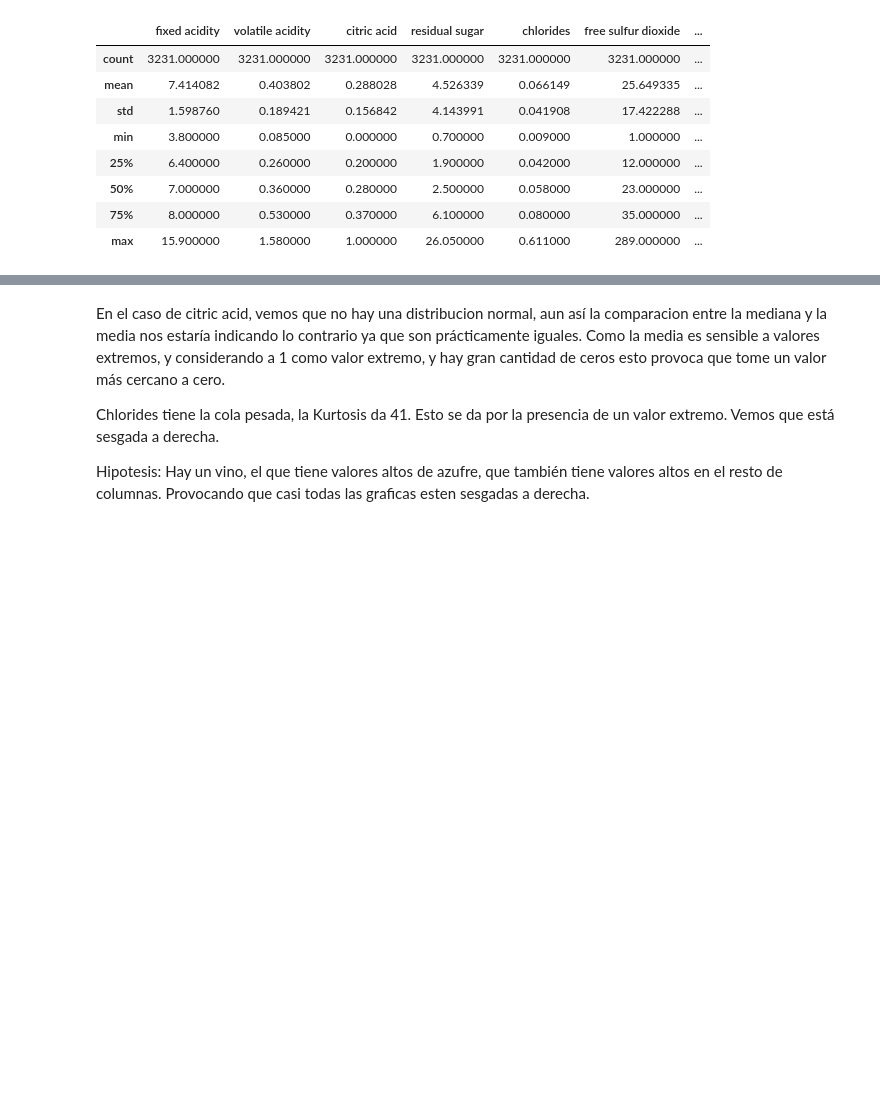
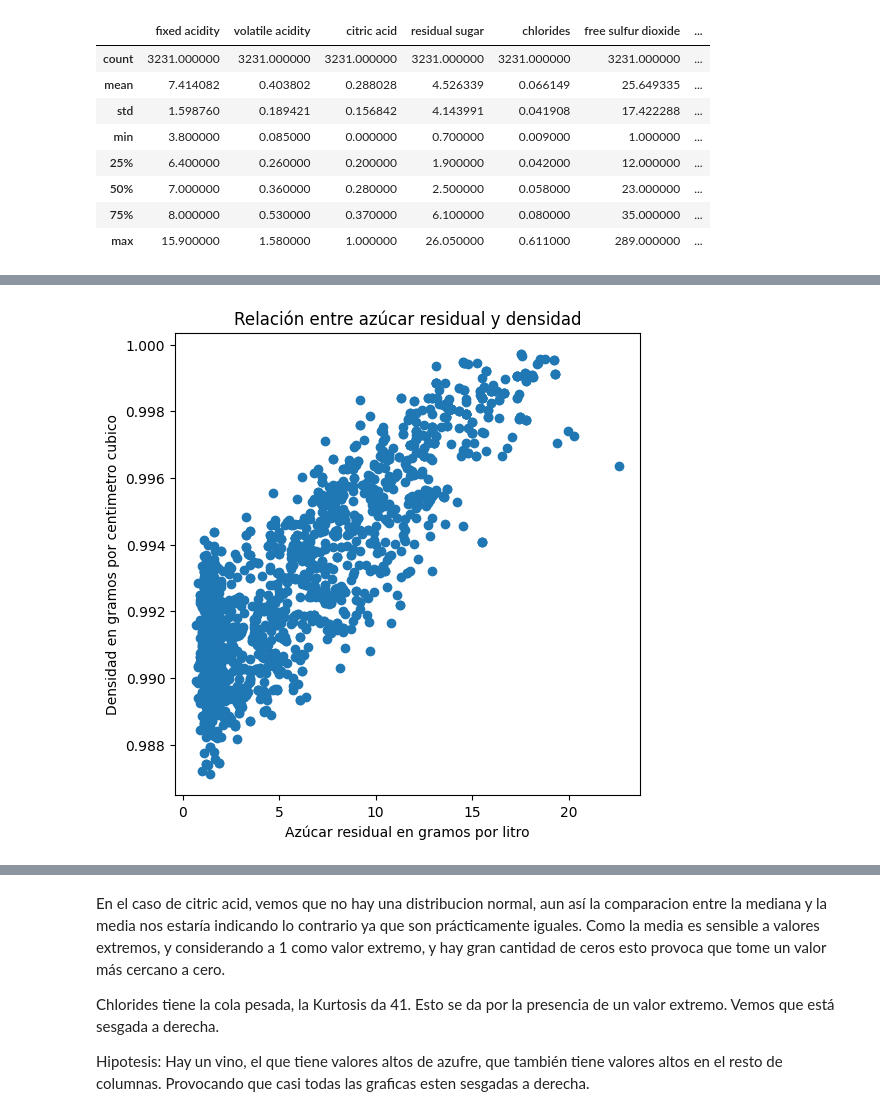
Before and after one commit to uuulises/TPE-Hermida_Russo_Velis, a Jupyter notebook: TPE.ipynb, the cells around one changed output, grey strips where cells are left out. Cells and saved outputs as stored; diff of their text form; code cells hidden in the pictures; blank space fills up the shorter version.

```diff
--- a/TPE.ipynb
+++ b/TPE.ipynb
@@ -535,0 +454,16 @@ preprocessed_dataset.describe()
+# %%
+# Crear el gráfico de dispersión
+plt.figure(figsize=(6, 6))  # Hacer el gráfico cuadrado
+plt.scatter(moscatel_dataset["residual sugar"], moscatel_dataset["density"])
+
+# Agregar etiquetas a los ejes
+plt.xlabel("Azúcar residual en gramos por litro")
+plt.ylabel("Densidad en gramos por centimetro cubico")
+
+# Agregar un título al gráfico
+plt.title("Relación entre azúcar residual y densidad")
+
+# Mostrar el gráfico
+plt.show()
+# %% [output]
+[figure, added]
```
Also changed, not shown: parts of 41 cells of this notebook, 2 other files.
